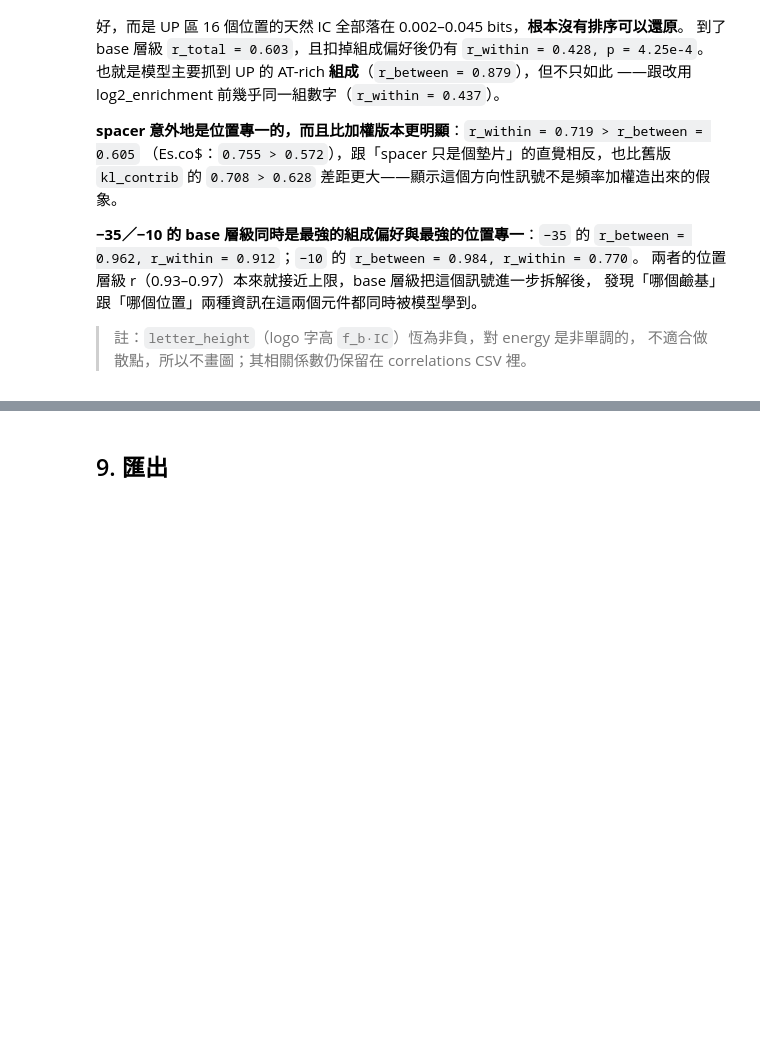
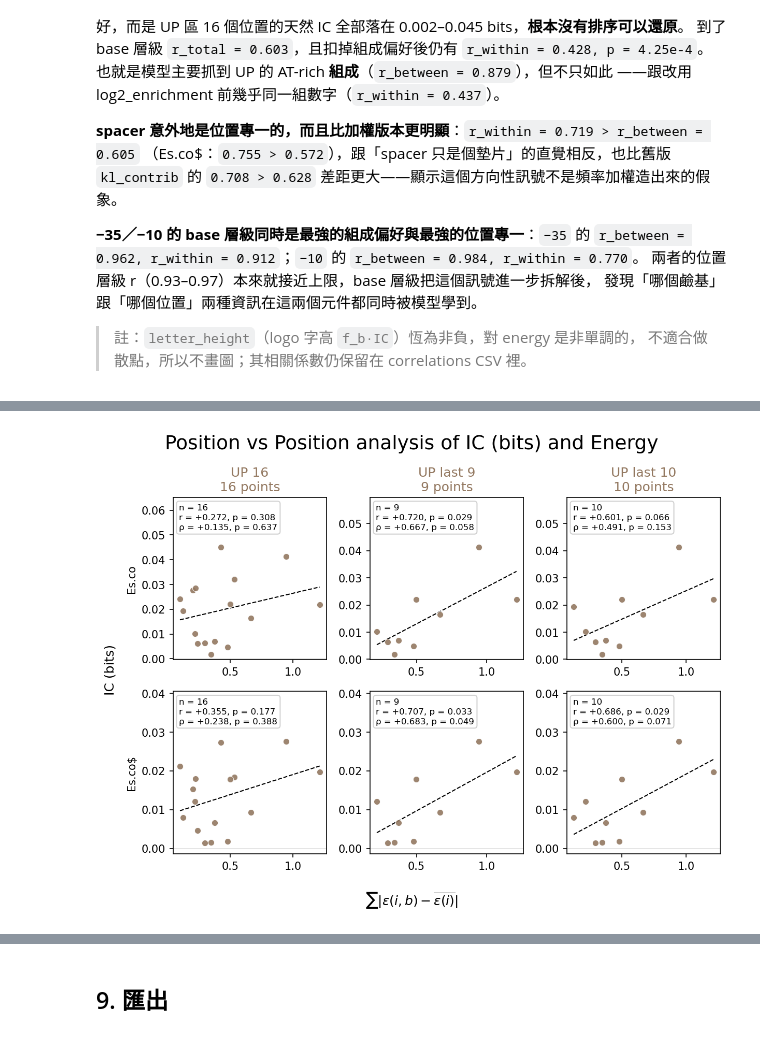
Before and after one commit to KellyLiao1023/Whole-model, a Jupyter notebook: MS2_Data_PyTorch/scripts/Model_CorePromoter_energy_vs_conservation.ipynb, the cells around one changed output, grey strips where cells are left out. Saved outputs shown, nothing was run; the diff lists cells and outputs as text; code cells hidden in the pictures; blank space fills up the shorter version.

```diff
--- a/MS2_Data_PyTorch/scripts/Model_CorePromoter_energy_vs_conservation.ipynb
+++ b/MS2_Data_PyTorch/scripts/Model_CorePromoter_energy_vs_conservation.ipynb
@@ -993,37 +1323,39 @@ plot_by_element("perbase", "log2_enrichment", "Log2 enrichment (bits)",
 # %%
 # === 自訂子集圖（預設全部註解掉，要用時取消註解即可）===
 #
 # plot_by_element 的 groups 參數可以把欄位換成任意位置子集，版面與統計標註完全一樣。
 # 回傳的第二個值是每一格的 n / Pearson / Spearman，可以直接存檔。
 #
 # 例 1：把 UP 拆成兩個 conv1 kernel 各一欄（前 8 個 = −42…−35，後 8 個 = −34…−27）
-# fig, stats = plot_by_element(
-#     "position", "IC_bits", "IC (bits)",
-#     f"EnergyVsIC_position_UPsplit_Ecoli_sp{SPACER}",
-#     groups=[("UP 16",  element_positions("UP", last=16)),
-#             ("UP last 9",  element_positions("UP", last=9)),
-#             ("UP last 10", element_positions("UP", last=10)),
-#             ],
-# )
-# display(stats)
+fig, stats = plot_by_element(
+    "position", "IC_bits", "IC (bits)",
+    f"EnergyVsIC_position_UPsplit_Ecoli_sp{SPACER}",
+    groups=[("UP 16",  element_positions("UP", last=16)),
+            ("UP last 9",  element_positions("UP", last=9)),
+            ("UP last 10", element_positions("UP", last=10)),
+            ],
+)
+display(stats)
 #
 # 例 2：只畫 UP 倒數 8 個鹼基（8 個點）。單欄時總寬度會自動吃 min_fig_w 保底
 # plot_by_element("position", "IC_bits", "IC (bits)",
 #                 f"EnergyVsIC_position_UPlast8_Ecoli_sp{SPACER}",
 #                 groups=[("UP last 8 (-34..-27)", element_positions("UP", last=8))]);
 #
 # 例 3：任意 rel_pos 區間（含端點），可以跨元件
 # plot_by_element("position", "IC_bits", "IC (bits)",
 #                 f"EnergyVsIC_position_custom_Ecoli_sp{SPACER}",
 #                 groups=[("-35 + 前半 spacer", (-23, -7)),
 #                         ("-10 + discriminator", (0, 9))]);
 #
 # 例 4：同樣的 groups 也能用在 perbase 層級
 # plot_by_element("perbase", "log2_enrichment", "Log2 enrichment (bits)",
 #                 f"EnergyVsLog2Enrichment_perbase_UPlast8_Ecoli_sp{SPACER}",
 #                 groups=[("UP last 8", element_positions("UP", last=8))]);
 #
 # 例 5：自訂遮罩（callable），例如只看天然 A/T 佔比高的位置
 # plot_by_element("position", "IC_bits", "IC (bits)",
 #                 f"EnergyVsIC_position_ATrich_Ecoli_sp{SPACER}",
 #                 groups=[("AT-rich 位置", lambda d: d["freq_A"] + d["freq_T"] > 0.6)]);
+# %% [output]
+[figure, added]
```
Also changed, not shown: parts of 15 cells of this notebook.
